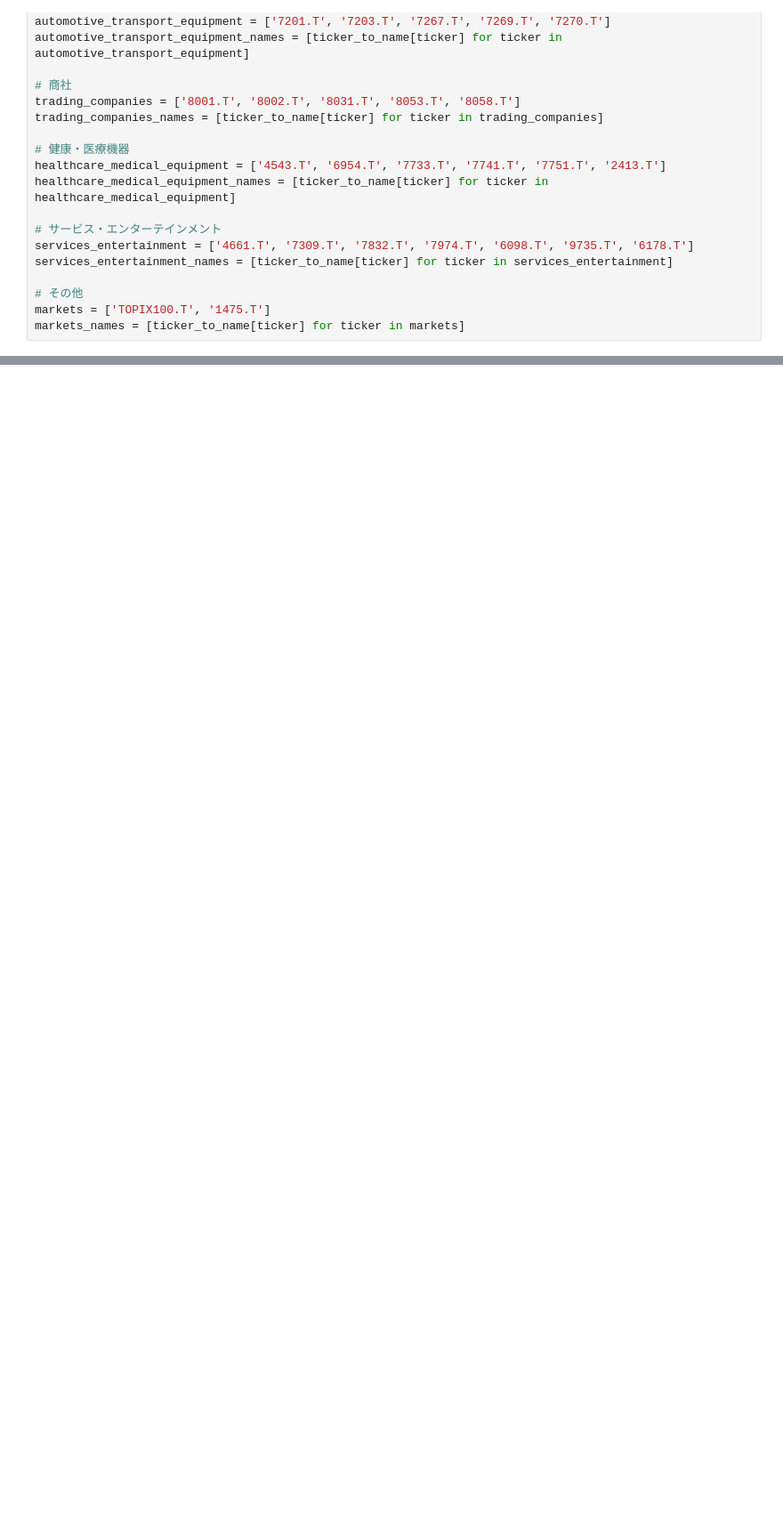
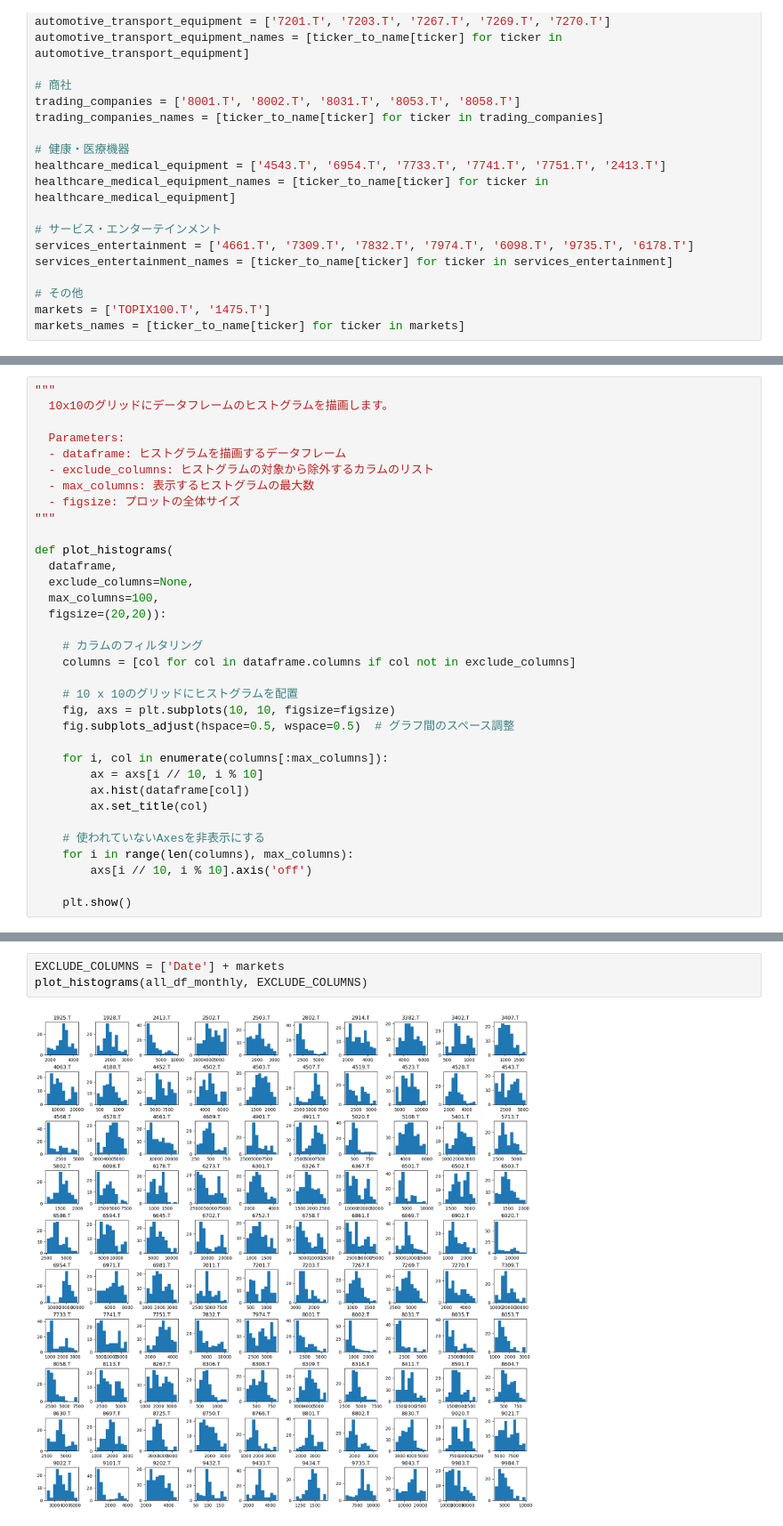
Before and after one commit to aguilarklyno/Fukuhara-Seminar, a Jupyter notebook: 23_10_20_weeek-02/Main.ipynb, the cells around one changed output, grey strips where cells are left out. Shown at 89% size. Saved outputs shown, nothing was run; the diff lists cells and outputs as text; blank space fills up the shorter version.

```diff
--- a/23_10_20_weeek-02/Main.ipynb
+++ b/23_10_20_weeek-02/Main.ipynb
@@ -336,0 +399,34 @@ print(all_tickers)
+# %%
+"""
+  10x10のグリッドにデータフレームのヒストグラムを描画します。
+
+  Parameters:
+  - dataframe: ヒストグラムを描画するデータフレーム
+  - exclude_columns: ヒストグラムの対象から除外するカラムのリスト
+  - max_columns: 表示するヒストグラムの最大数
+  - figsize: プロットの全体サイズ
+"""
+
+def plot_histograms(
+  dataframe,
+  exclude_columns=None,
+  max_columns=100,
+  figsize=(20,20)):
+
+    # カラムのフィルタリング
+    columns = [col for col in dataframe.columns if col not in exclude_columns]
+
+    # 10 x 10のグリッドにヒストグラムを配置
+    fig, axs = plt.subplots(10, 10, figsize=figsize)
+    fig.subplots_adjust(hspace=0.5, wspace=0.5)  # グラフ間のスペース調整
+
+    for i, col in enumerate(columns[:max_columns]):
+        ax = axs[i // 10, i % 10]
+        ax.hist(dataframe[col])
+        ax.set_title(col)
+
+    # 使われていないAxesを非表示にする
+    for i in range(len(columns), max_columns):
+        axs[i // 10, i % 10].axis('off')
+
+    plt.show()
@@ -336,0 +435,5 @@ print(all_tickers)
+# %%
+EXCLUDE_COLUMNS = ['Date'] + markets
+plot_histograms(all_df_monthly, EXCLUDE_COLUMNS)
+# %% [output]
+[figure, added]
```
Also changed, not shown: parts of 23 cells of this notebook, 2 other files.
